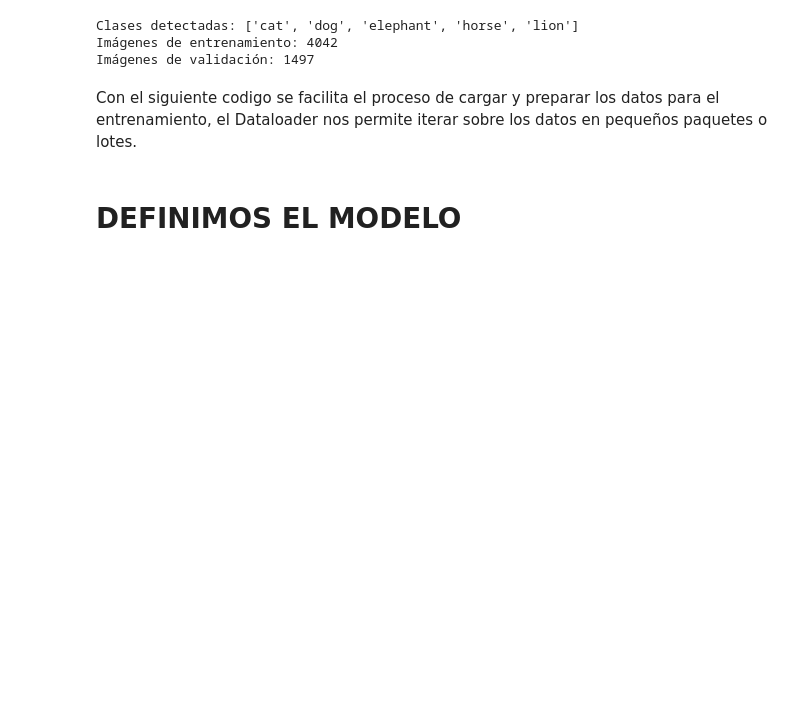
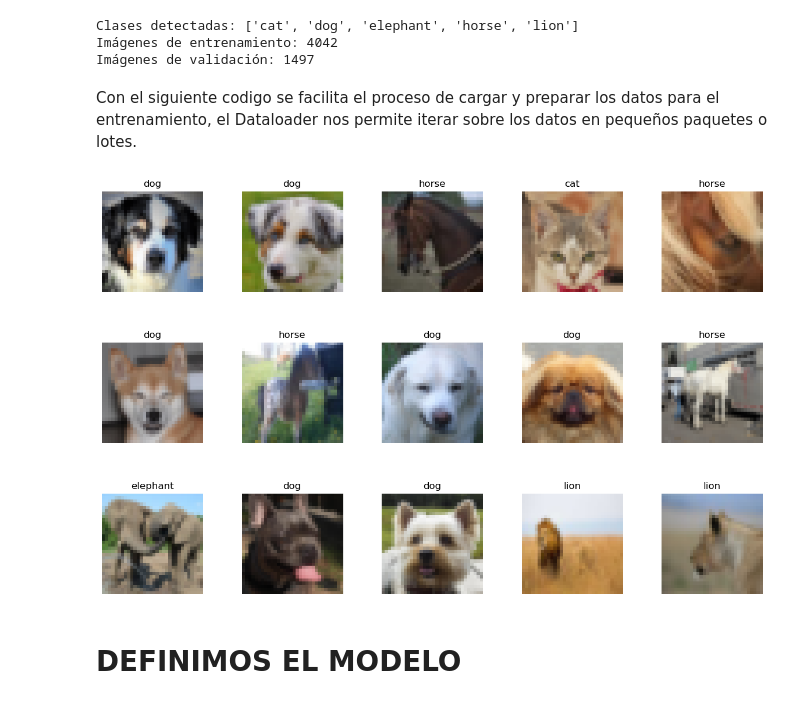
Before and after one commit to Juan55XXD/SIS420-Inteligencia-Artificial-I-, a Jupyter notebook: Laboratorios/Laboratorio6/Regularizacion/Laboratorio6v2_Regularizacion.ipynb, the cells around one changed output. Drawn from its saved outputs; the diff is of its cells as text; code cells hidden in the pictures; blank space fills up the shorter version.

```diff
--- a/Laboratorios/Laboratorio6/Regularizacion/Laboratorio6v2_Regularizacion.ipynb
+++ b/Laboratorios/Laboratorio6/Regularizacion/Laboratorio6v2_Regularizacion.ipynb
@@ -65,6 +65,32 @@ dataloader = {
     'train': torch.utils.data.DataLoader(trainset, batch_size=64, shuffle=True),
     'val': torch.utils.data.DataLoader(valset, batch_size=1000, shuffle=False)
 }
+# %%
+import random
+import matplotlib.pyplot as plt
+
+r, c = 3, 5
+plt.figure(figsize=(c*3, r*3))
+for row in range(r):
+    for col in range(c):
+        index = c*row + col
+        plt.subplot(r, c, index + 1)
+        ix = random.randint(0, len(trainset)-1)
+        img, label = trainset[ix]
+
+        # Reordenar las dimensiones del tensor para que imshow pueda mostrar la imagen
+        img = img.permute(1, 2, 0)
+
+        # Opcional: convertir el tensor a NumPy para asegurar compatibilidad
+        img = img.cpu().numpy()
+
+        plt.imshow(img)
+        plt.axis('off')
+        plt.title(classes[label])
+plt.subplots_adjust(wspace=0.2, hspace=0.5)
+plt.show()
+# %% [output]
+[figure, added]
 # %% [markdown]
 # **DEFINIMOS EL MODELO**
 # %% [markdown]
```
Also changed, not shown: 4 other files.
